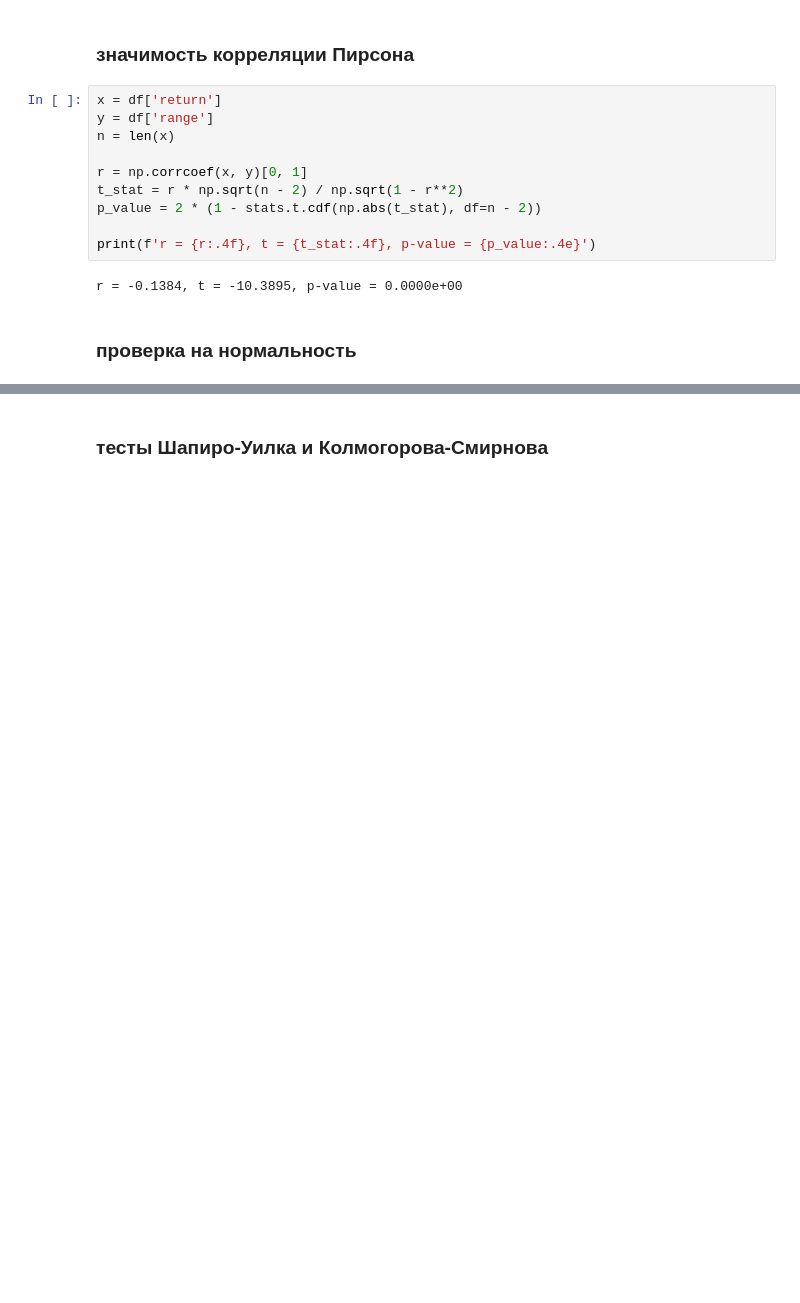
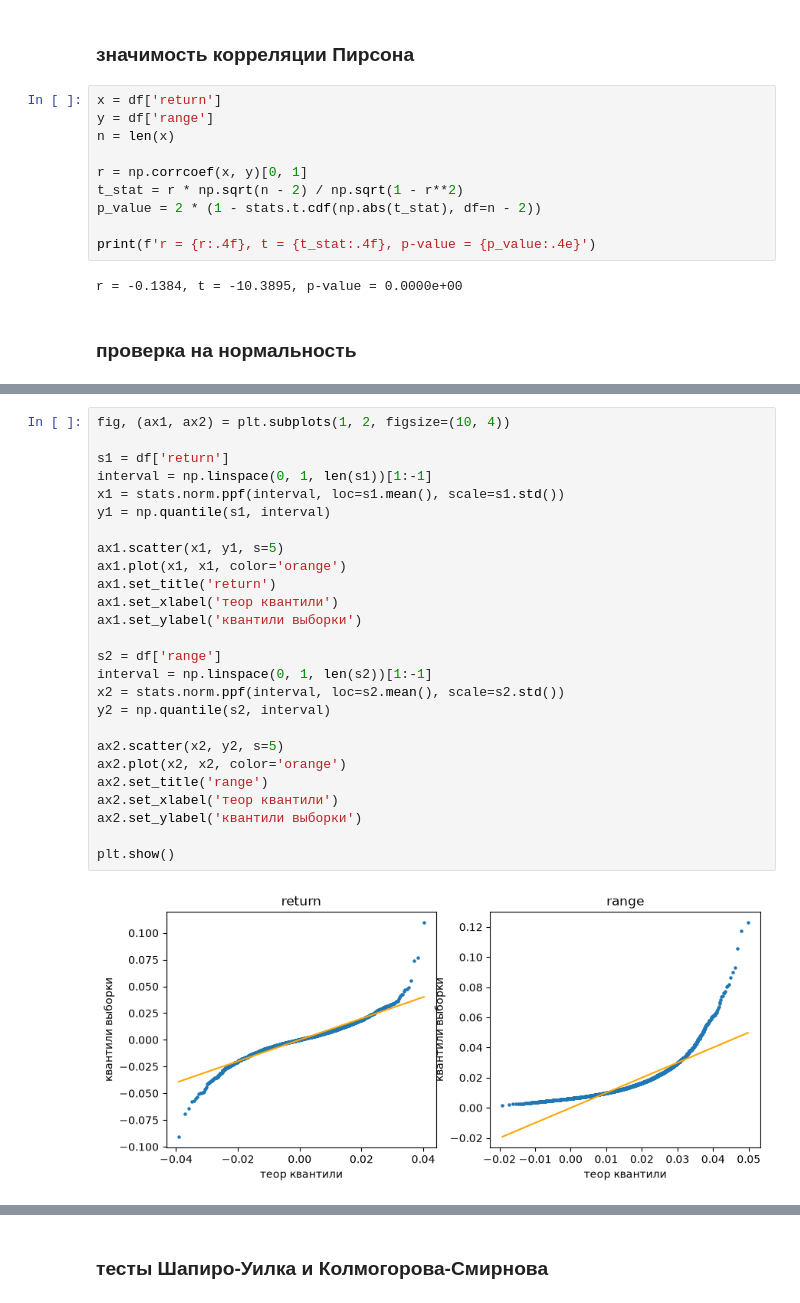
Before and after one commit to Dima1228666/ML_hw, a Jupyter notebook: labs/lab01_eda/eda.ipynb, the cells around one changed output, grey strips where cells are left out. Drawn from its saved outputs; the diff is of its cells as text; blank space fills up the shorter version.

```diff
--- a/labs/lab01_eda/eda.ipynb
+++ b/labs/lab01_eda/eda.ipynb
@@ -98 +82,29 @@ plt.show()
+# %%
+fig, (ax1, ax2) = plt.subplots(1, 2, figsize=(10, 4))
+
+s1 = df['return']
+interval = np.linspace(0, 1, len(s1))[1:-1]
+x1 = stats.norm.ppf(interval, loc=s1.mean(), scale=s1.std())
+y1 = np.quantile(s1, interval)
+
+ax1.scatter(x1, y1, s=5)
+ax1.plot(x1, x1, color='orange')
+ax1.set_title('return')
+ax1.set_xlabel('теор квантили')
+ax1.set_ylabel('квантили выборки')
+
+s2 = df['range']
+interval = np.linspace(0, 1, len(s2))[1:-1]
+x2 = stats.norm.ppf(interval, loc=s2.mean(), scale=s2.std())
+y2 = np.quantile(s2, interval)
+
+ax2.scatter(x2, y2, s=5)
+ax2.plot(x2, x2, color='orange')
+ax2.set_title('range')
+ax2.set_xlabel('теор квантили')
+ax2.set_ylabel('квантили выборки')
+
+plt.show()
+# %% [output]
+[figure, added]
 # %%
```
Also changed, not shown: parts of 10 cells of this notebook, 1 other file.
